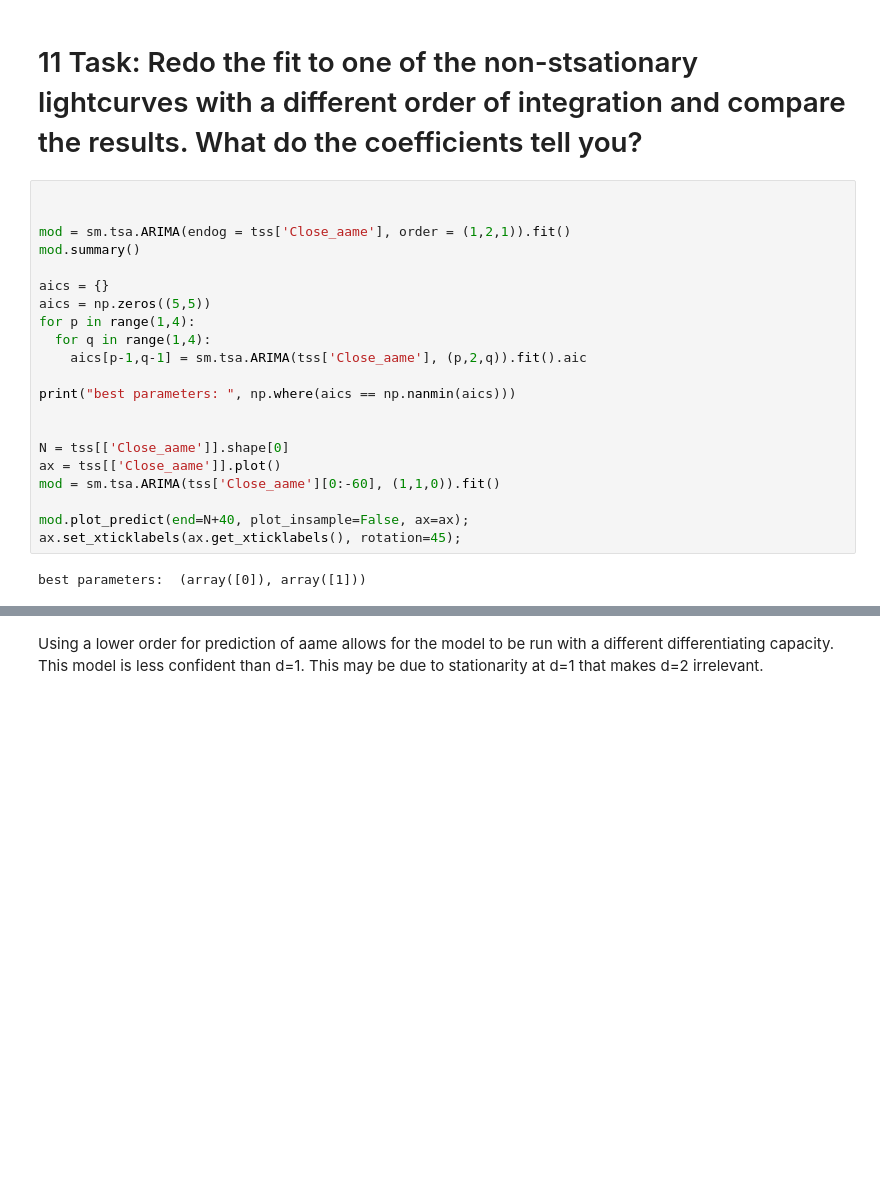
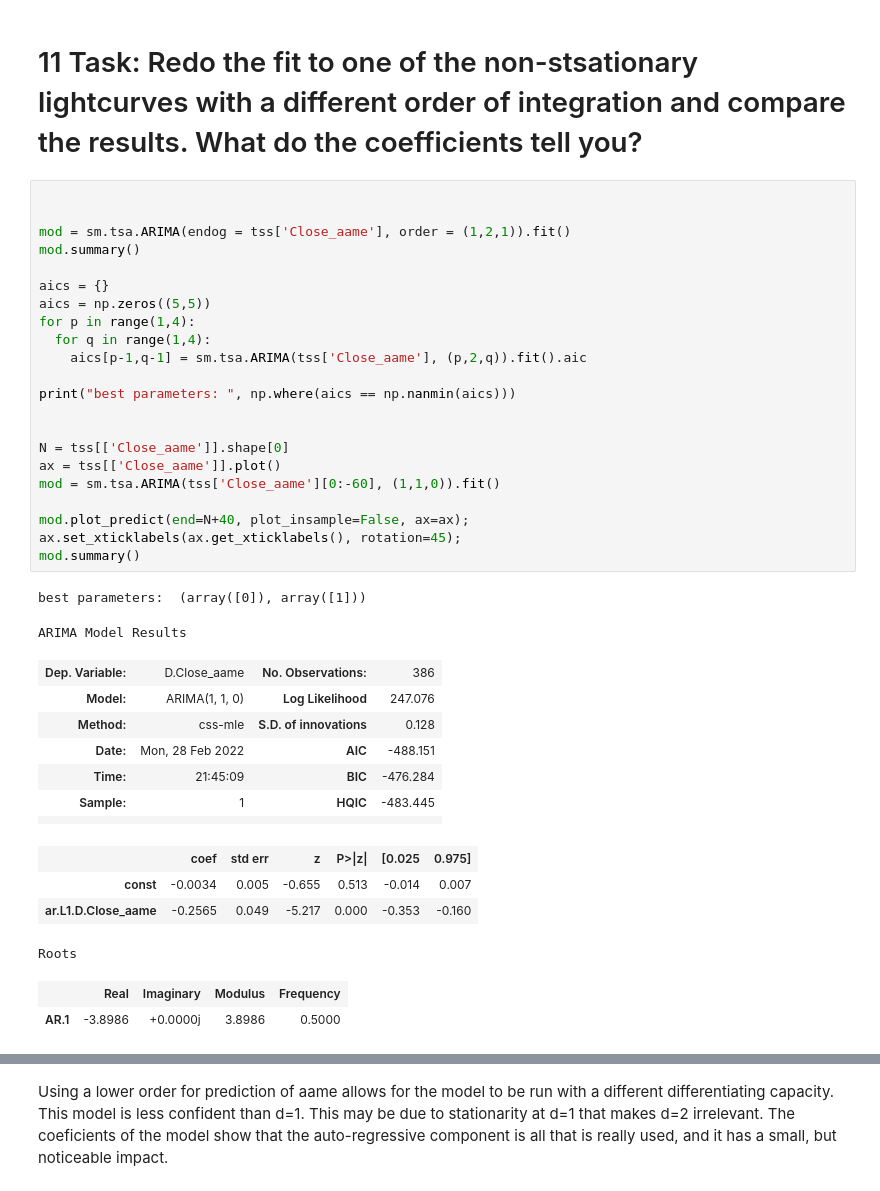
Before and after one commit to jonathanhicks97/MLTSA22_JHicks, a Jupyter notebook: HW3/HW3_JHicks.ipynb, the cells around one changed output, grey strips where cells are left out. Saved outputs shown, nothing was run; the diff lists cells and outputs as text; blank space fills up the shorter version.

```diff
--- a/HW3/HW3_JHicks.ipynb
+++ b/HW3/HW3_JHicks.ipynb
@@ -336,26 +336,41 @@ Although the predictions are better, I do not think this would be sufficiently a
 # %%
 
 
 mod = sm.tsa.ARIMA(endog = tss['Close_aame'], order = (1,2,1)).fit()
 mod.summary()
 
 aics = {}
 aics = np.zeros((5,5))
 for p in range(1,4):
   for q in range(1,4):
     aics[p-1,q-1] = sm.tsa.ARIMA(tss['Close_aame'], (p,2,q)).fit().aic
 
 print("best parameters: ", np.where(aics == np.nanmin(aics)))
 
 
 N = tss[['Close_aame']].shape[0]
 ax = tss[['Close_aame']].plot()
 mod = sm.tsa.ARIMA(tss['Close_aame'][0:-60], (1,1,0)).fit()
 
 mod.plot_predict(end=N+40, plot_insample=False, ax=ax);
 ax.set_xticklabels(ax.get_xticklabels(), rotation=45);
+mod.summary()
 # %% [output]
 best parameters:  (array([0]), array([1]))
+ARIMA Model Results
+| Dep. Variable: | D.Close_aame | No. Observations: | 386 |
+| Model: | ARIMA(1, 1, 0) | Log Likelihood | 247.076 |
+| Method: | css-mle | S.D. of innovations | 0.128 |
+| Date: | Mon, 28 Feb 2022 | AIC | -488.151 |
+| Time: | 21:45:09 | BIC | -476.284 |
+| Sample: | 1 | HQIC | -483.445 |
+|  |  |  |  |
+|  | coef | std err | z | P>|z| | [0.025 | 0.975] |
+| const | -0.0034 | 0.005 | -0.655 | 0.513 | -0.014 | 0.007 |
+| ar.L1.D.Close_aame | -0.2565 | 0.049 | -5.217 | 0.000 | -0.353 | -0.160 |
+Roots
+|  | Real | Imaginary | Modulus | Frequency |
+| AR.1 | -3.8986 | +0.0000j | 3.8986 | 0.5000 |
 [figure]
 # %% [markdown]
-Using a lower order for prediction of aame allows for the model to be run with a different differentiating capacity. This model is less confident than d=1. This may be due to stationarity at d=1 that makes d=2 irrelevant.
+Using a lower order for prediction of aame allows for the model to be run with a different differentiating capacity. This model is less confident than d=1. This may be due to stationarity at d=1 that makes d=2 irrelevant. The coeficients of the model show that the auto-regressive component is all that is really used, and it has a small, but noticeable impact.
```
